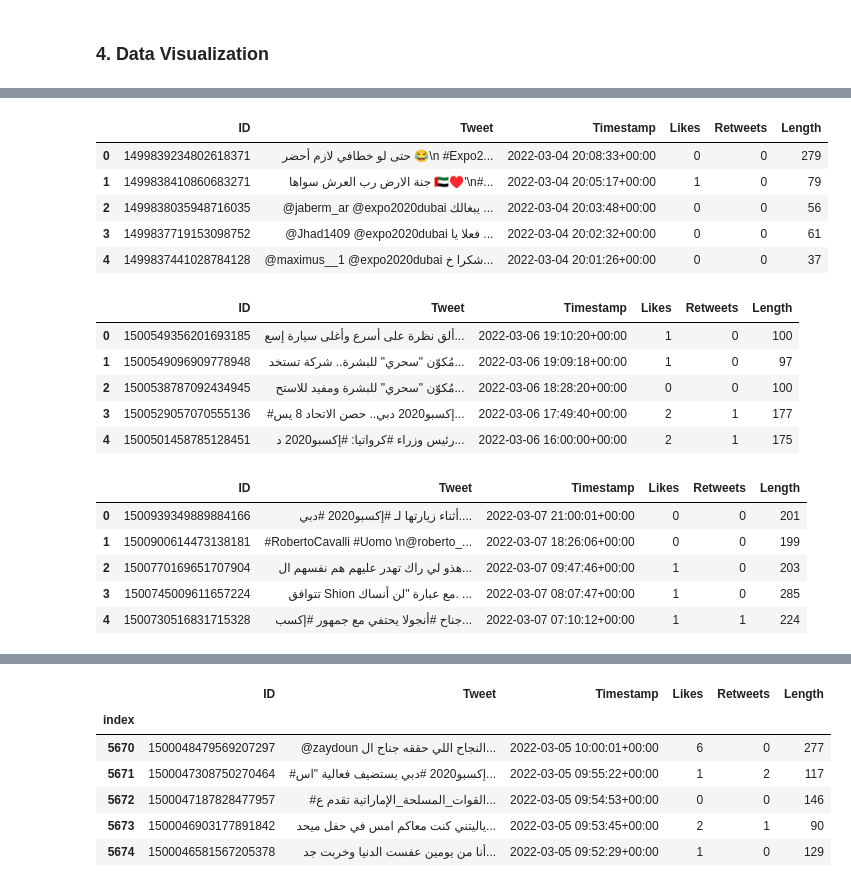
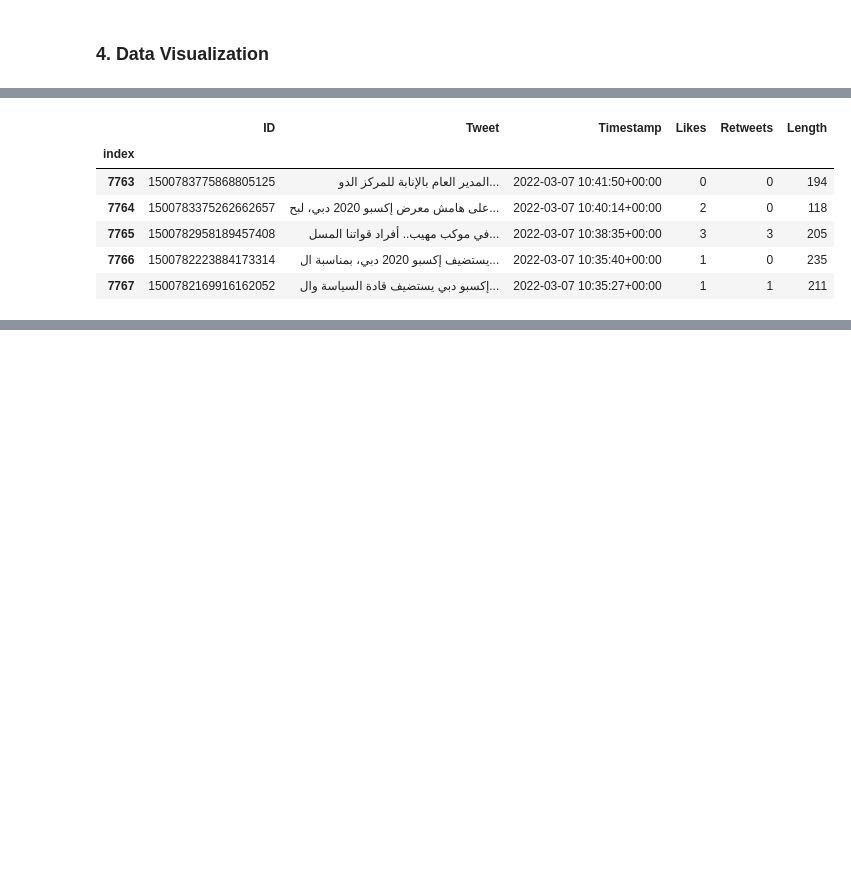
Before and after one commit to dalalbinhumaid/expo-2020-sentiment-analysis, a Jupyter notebook: tweets-collection.ipynb, the cells around one changed output, grey strips where cells are left out. Cells and saved outputs as stored; diff of their text form; code cells hidden in the pictures; blank space fills up the shorter version.

Commit message:
Merged final tweets, created an excel sheet

```diff
--- a/tweets-collection.ipynb
+++ b/tweets-collection.ipynb
@@ -167,13 +163,16 @@ tweets1 = pd.read_csv('tweets1.csv')
 tweets2 = pd.read_csv('tweets3.csv')
 tweets3 = pd.read_csv('tweets327.csv')
 tweets4 = pd.read_csv('tweets1439.csv')
+tweets5 = pd.read_csv('tweets526.csv')
 
 tweets1 = tweets1.drop(['Unnamed: 0'], axis=1)
 tweets2 = tweets2.drop(['Unnamed: 0'], axis=1)
 tweets3 = tweets3.drop(['index'], axis=1)
 tweets4 = tweets4.drop(['index'], axis=1)
+tweets5 = tweets5.drop(['index'], axis=1)
 
-frames = [tweets1,tweets2, tweets3, tweets4]
+
+frames = [tweets1,tweets2, tweets3, tweets4, tweets5]
 final_tweets = pd.concat(frames)  # append the data frame to the previous one
 final_tweets.insert(0, 'index', range(0, len(final_tweets)))
 final_tweets = final_tweets.set_index('index')
@@ -181,6 +180,6 @@ final_tweets = final_tweets.set_index('index')
 display(final_tweets.head())
 display(final_tweets.tail())
 
-final_tweets.to_csv('Tweets.csv')
+final_tweets.to_csv('tweets.csv')
 # %% [output]
 |  | ID | Tweet | Timestamp | Likes | Retweets | Length |
@@ -187,23 +187,12 @@ final_tweets.to_csv('Tweets.csv')
 | 0 | 1497300372569739264 | قبيل الاحتفال بـ #اليوم_الدولي_لل... | 2022-02-25 20:00:01+00:00 | 1 | 0 | 198 |
 | 1 | 1497299670522994691 | #JIMMY_4040 \nلحظات نزول دابانغ س... | 2022-02-25 19:57:14+00:00 | 2 | 0 | 207 |
 | 2 | 1497297255245754371 | ليلة مميزة بإنتظارنا في @expo2020... | 2022-02-25 19:47:38+00:00 | 0 | 0 | 232 |
 | 3 | 1497295489481510914 | @NancyAFashion أصدق اي حفلة احلى ... | 2022-02-25 19:40:37+00:00 | 3 | 1 | 168 |
 | 4 | 1497290589800480779 | #JIMMY_4040 \nجنون ما بعده جنون د... | 2022-02-25 19:21:09+00:00 | 5 | 2 | 178 |
 |  | ID | Tweet | Timestamp | Likes | Retweets | Length |
-| 0 | 1499839234802618371 | حتى لو خطافي لازم أحضر 😂\n #Expo2... | 2022-03-04 20:08:33+00:00 | 0 | 0 | 279 |
-| 1 | 1499838410860683271 | جنة الارض رب العرش سواها 🇦🇪♥️'\n#... | 2022-03-04 20:05:17+00:00 | 1 | 0 | 79 |
-| 2 | 1499838035948716035 | @jaberm_ar @expo2020dubai يبغالك ... | 2022-03-04 20:03:48+00:00 | 0 | 0 | 56 |
-| 3 | 1499837719153098752 | @Jhad1409 @expo2020dubai فعلا يا ... | 2022-03-04 20:02:32+00:00 | 0 | 0 | 61 |
-| 4 | 1499837441028784128 | @maximus__1 @expo2020dubai شكرا خ... | 2022-03-04 20:01:26+00:00 | 0 | 0 | 37 |
+| index |  |  |  |  |  |  |
+| 7763 | 1500783775868805125 | المدير العام بالإنابة للمركز الدو... | 2022-03-07 10:41:50+00:00 | 0 | 0 | 194 |
+| 7764 | 1500783375262662657 | على هامش معرض إكسبو 2020 دبي، لبح... | 2022-03-07 10:40:14+00:00 | 2 | 0 | 118 |
+| 7765 | 1500782958189457408 | في موكب مهيب.. أفراد قواتنا المسل... | 2022-03-07 10:38:35+00:00 | 3 | 3 | 205 |
+| 7766 | 1500782223884173314 | يستضيف إكسبو 2020 دبي، بمناسبة ال... | 2022-03-07 10:35:40+00:00 | 1 | 0 | 235 |
+| 7767 | 1500782169916162052 | إكسبو دبي يستضيف قادة السياسة وال... | 2022-03-07 10:35:27+00:00 | 1 | 1 | 211 |
-|  | ID | Tweet | Timestamp | Likes | Retweets | Length |
-| 0 | 1500549356201693185 | ألق نظرة على أسرع وأغلى سيارة إسع... | 2022-03-06 19:10:20+00:00 | 1 | 0 | 100 |
-| 1 | 1500549096909778948 | مُكوّن "سحري" للبشرة.. شركة تستخد... | 2022-03-06 19:09:18+00:00 | 1 | 0 | 97 |
-| 2 | 1500538787092434945 | مُكوّن "سحري" للبشرة ومفيد للاستح... | 2022-03-06 18:28:20+00:00 | 0 | 0 | 100 |
-| 3 | 1500529057070555136 | #إكسبو2020 دبي.. حصن الاتحاد 8 يس... | 2022-03-06 17:49:40+00:00 | 2 | 1 | 177 |
-| 4 | 1500501458785128451 | رئيس وزراء #كرواتيا: #إكسبو2020 د... | 2022-03-06 16:00:00+00:00 | 2 | 1 | 175 |
-|  | ID | Tweet | Timestamp | Likes | Retweets | Length |
-| 0 | 1500939349889884166 | أثناء زيارتها لـ #إكسبو2020 #دبي.... | 2022-03-07 21:00:01+00:00 | 0 | 0 | 201 |
-| 1 | 1500900614473138181 | #RobertoCavalli #Uomo \n@roberto_... | 2022-03-07 18:26:06+00:00 | 0 | 0 | 199 |
-| 2 | 1500770169651707904 | هذو لي راك تهدر عليهم هم نفسهم ال... | 2022-03-07 09:47:46+00:00 | 1 | 0 | 203 |
-| 3 | 1500745009611657224 | تتوافق Shion مع عبارة "لن أنساك. ... | 2022-03-07 08:07:47+00:00 | 1 | 0 | 285 |
-| 4 | 1500730516831715328 | جناح #أنجولا يحتفي مع جمهور #إكسب... | 2022-03-07 07:10:12+00:00 | 1 | 1 | 224 |
@@ -217,7 +198,0 @@ final_tweets.to_csv('Tweets.csv')
-|  | ID | Tweet | Timestamp | Likes | Retweets | Length |
-| index |  |  |  |  |  |  |
-| 5670 | 1500048479569207297 | @zaydoun النجاح اللي حققه جناح ال... | 2022-03-05 10:00:01+00:00 | 6 | 0 | 277 |
-| 5671 | 1500047308750270464 | #إكسبو2020 #دبي يستضيف فعالية "اس... | 2022-03-05 09:55:22+00:00 | 1 | 2 | 117 |
-| 5672 | 1500047187828477957 | #القوات_المسلحة_الإماراتية تقدم ع... | 2022-03-05 09:54:53+00:00 | 0 | 0 | 146 |
-| 5673 | 1500046903177891842 | ياليتني كنت معاكم امس في حفل ميحد... | 2022-03-05 09:53:45+00:00 | 2 | 1 | 90 |
-| 5674 | 1500046581567205378 | أنا من يومين عفست الدنيا وخربت جد... | 2022-03-05 09:52:29+00:00 | 1 | 0 | 129 |
```
Also changed, not shown: parts of 6 cells of this notebook, 3 other files.
